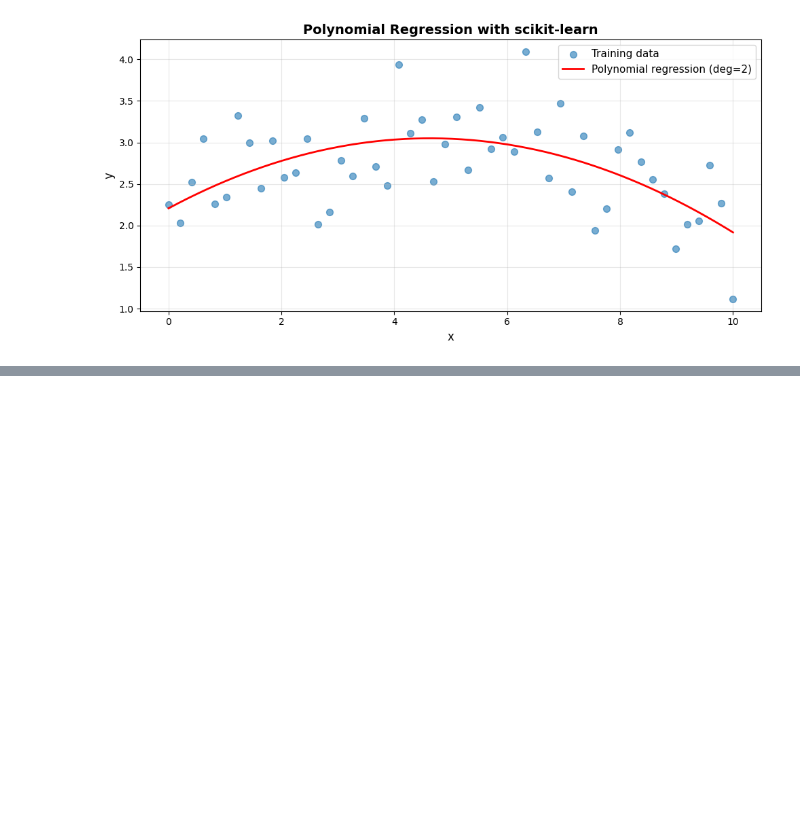
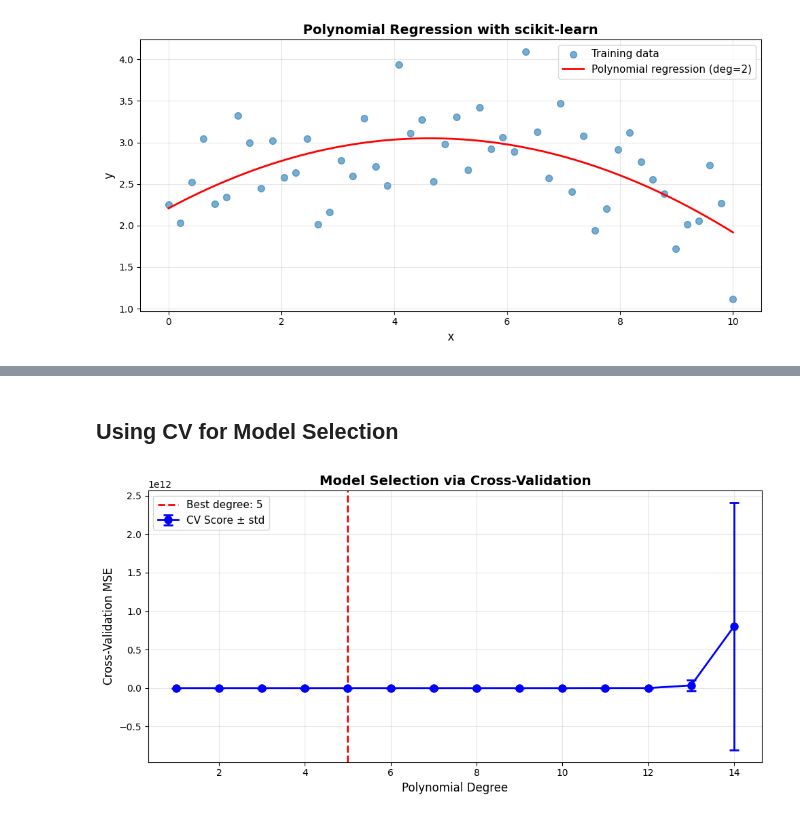
Before and after one commit to RashmiKhadka-pixel/MATH32800, a Jupyter notebook: least_squares_approximation.ipynb, the cells around one changed output, grey strips where cells are left out. Saved outputs shown, nothing was run; the diff lists cells and outputs as text; code cells hidden in the pictures; blank space fills up the shorter version.

```diff
--- a/least_squares_approximation.ipynb
+++ b/least_squares_approximation.ipynb
@@ -90,0 +139,34 @@ plt.show()
+# %% [markdown]
+## Using CV for Model Selection
+# %%
+from sklearn.model_selection import cross_val_score
+
+degrees = range(1, 15)
+cv_scores = []
+cv_stds = []
+
+for deg in degrees:
+    model = make_pipeline(PolynomialFeatures(deg), LinearRegression())
+    # 5-fold cross-validation
+    scores = cross_val_score(model, X_full, y_full, cv=5,
+                             scoring='neg_mean_squared_error')
+    cv_scores.append(-scores.mean())  # Convert to positive MSE
+    cv_stds.append(scores.std())
+
+cv_scores = np.array(cv_scores)
+cv_stds = np.array(cv_stds)
+
+plt.figure(figsize=(10, 5))
+plt.errorbar(degrees, cv_scores, yerr=cv_stds, fmt='bo-', linewidth=2,
+             markersize=8, capsize=5, capthick=2, label='CV Score ± std')
+plt.axvline(x=degrees[np.argmin(cv_scores)], color='r', linestyle='--',
+            linewidth=2, label=f'Best degree: {degrees[np.argmin(cv_scores)]}')
+plt.xlabel('Polynomial Degree', fontsize=12)
+plt.ylabel('Cross-Validation MSE', fontsize=12)
+plt.title('Model Selection via Cross-Validation', fontsize=14, fontweight='bold')
+plt.grid(True, alpha=0.3)
+plt.legend(fontsize=11)
+plt.tight_layout()
+plt.show()
+# %% [output]
+[figure, added]
```
Also changed, not shown: parts of 5 cells of this notebook.
